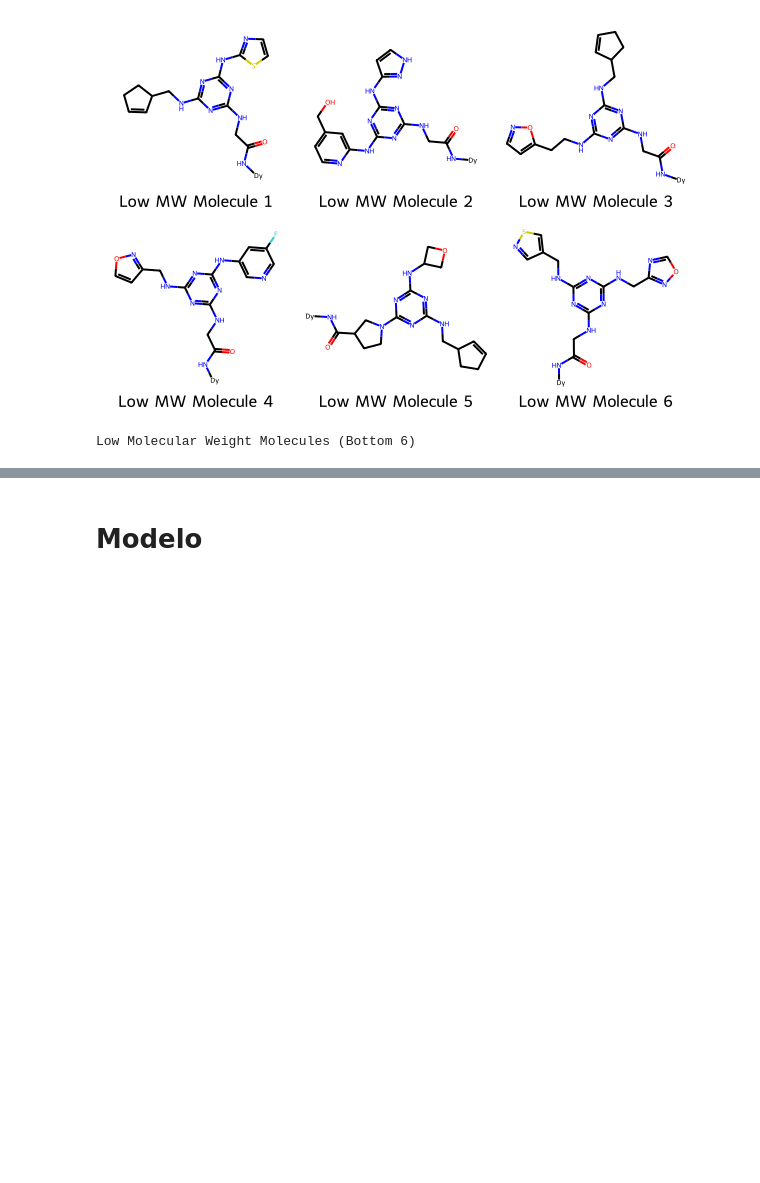
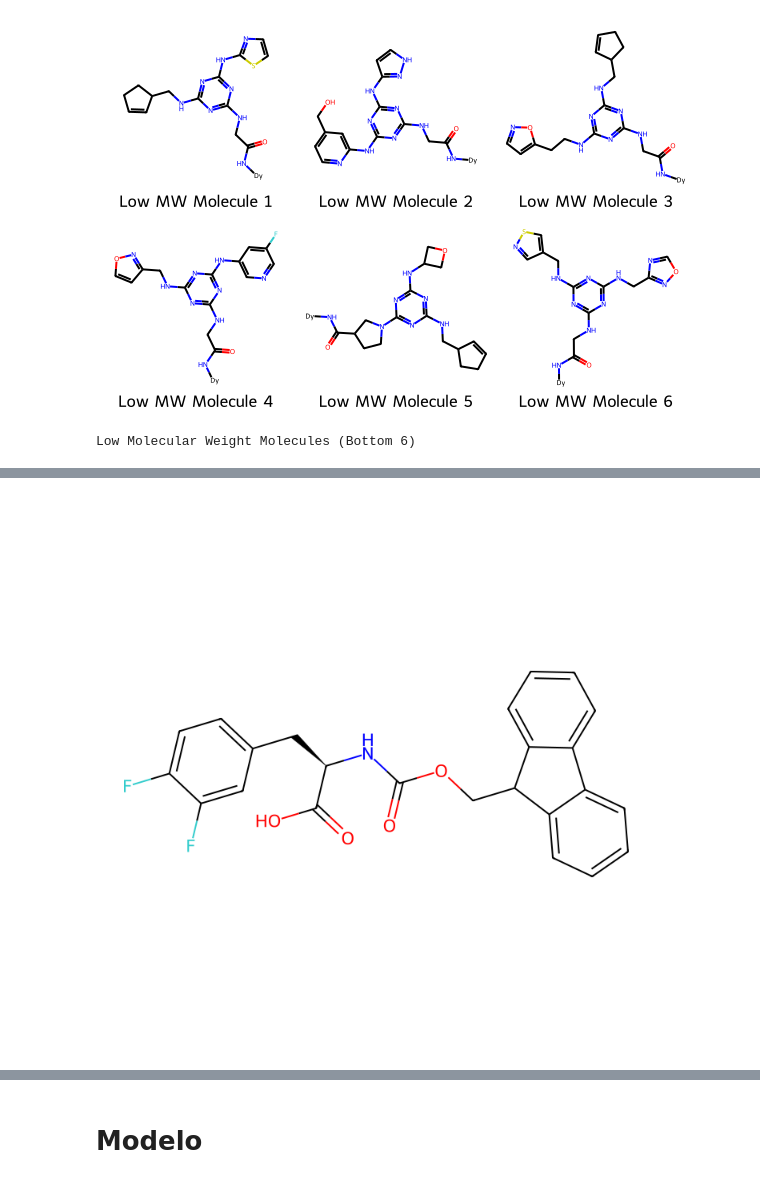
Before and after one commit to juanes213/DeepLearning_Exam, a Jupyter notebook: _sources/EDA_MODEL.ipynb, the cells around one changed output, grey strips where cells are left out. Saved outputs shown, nothing was run; the diff lists cells and outputs as text; code cells hidden in the pictures; blank space fills up the shorter version.

```diff
--- a/_sources/EDA_MODEL.ipynb
+++ b/_sources/EDA_MODEL.ipynb
@@ -327,0 +469,6 @@ Low Molecular Weight Molecules (Bottom 6)
+# %%
+first_smiles = df['buildingblock1_smiles'].iloc[0]
+first_molecule = Chem.MolFromSmiles(first_smiles)
+Draw.MolToImage(first_molecule, size=(700, 700))
+# %% [output]
+[figure, added]
```
Also changed, not shown: parts of 32 cells of this notebook, 8 other files.
